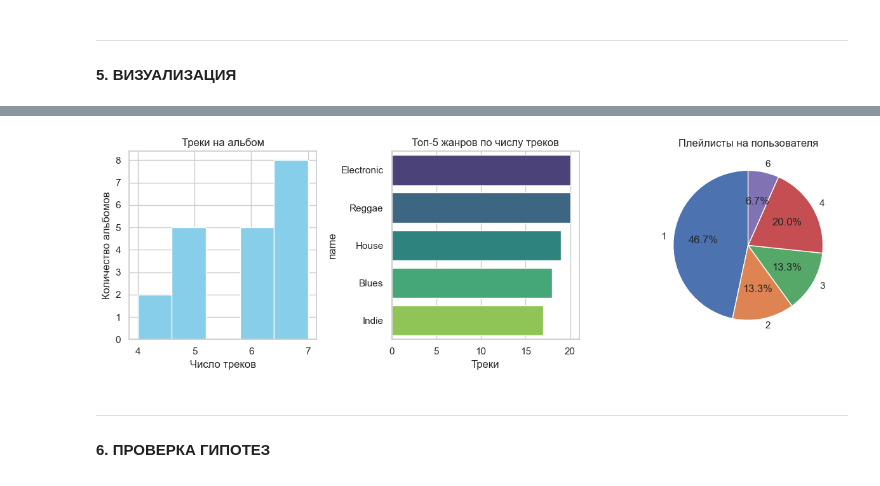
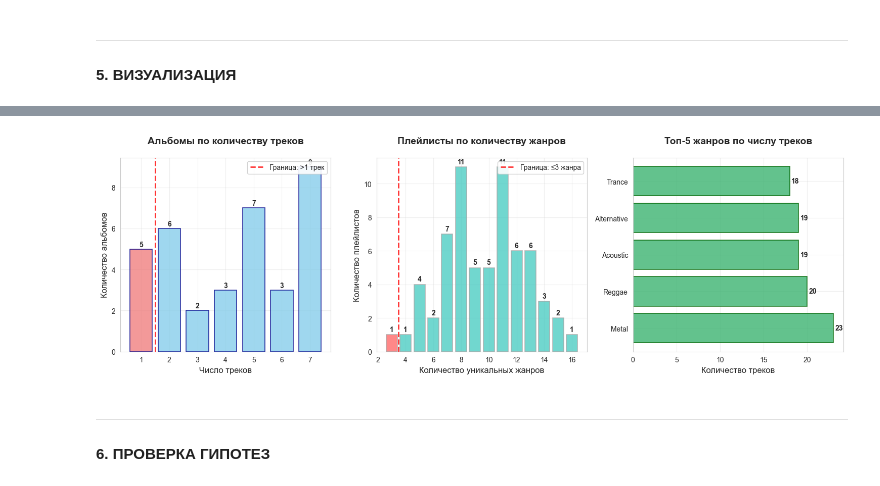
Before and after one commit to notjik/mipt-db-project, a Jupyter notebook: scripts/data_analysis.ipynb, the cells around one changed output, grey strips where cells are left out. Cells and saved outputs as stored; diff of their text form; code cells hidden in the pictures.

```diff
--- a/scripts/data_analysis.ipynb
+++ b/scripts/data_analysis.ipynb
@@ -220,6 +232,9 @@ playlists_df = pd.read_sql(
 users_df = pd.read_sql(
     "SELECT id AS user_id, username FROM mipt_project.users", con=engine
 )
+playlist_tracks_df = pd.read_sql(
+    "SELECT playlist_id, track_id FROM mipt_project.playlist_tracks", con=engine
+)
 
 tracks_per_album = (
     tracks_df.groupby('album_id')
@@ -235,41 +250,71 @@ tracks_per_genre = (
     .reset_index(name='track_count')
 )
 
-pl_per_user = (
-    playlists_df.groupby('user_id')
-    .size()
-    .reset_index(name='playlists_count')
-    .merge(users_df, on='user_id')
+playlist_genre_diversity = (
+    playlist_tracks_df
+    .merge(track_genres_df, on='track_id')
+    .groupby('playlist_id')
+    .agg({'genre_id': 'nunique', 'track_id': 'nunique'})
+    .reset_index()
+    .rename(columns={'genre_id': 'unique_genres_count', 'track_id': 'unique_tracks_count'})
 )
 # %% [markdown]
 ---
 #### 5. ВИЗУАЛИЗАЦИЯ
 # %%
-sns.set(style="whitegrid")
-plt.figure(figsize=(12, 4))
+sns.set_style("whitegrid")
+plt.figure(figsize=(15, 5))
 
-# Гистограмма треков на альбом
+# Столбчатая диаграмма: распределение альбомов по количеству треков
 plt.subplot(1, 3, 1)
-tracks_per_album['track_count'].hist(bins=5, color='skyblue')
-plt.title('Треки на альбом')
-plt.xlabel('Число треков')
-plt.ylabel('Количество альбомов')
+track_counts = tracks_per_album['track_count'].value_counts().sort_index()
+colors = ['lightcoral' if x == 1 else 'skyblue' for x in track_counts.index]
+bars1 = plt.bar(track_counts.index, track_counts.values, color=colors, alpha=0.8,
+                edgecolor='darkblue', linewidth=1.2)
+plt.title('Альбомы по количеству треков', fontsize=14, fontweight='bold', pad=20)
+plt.xlabel('Число треков', fontsize=12)
+plt.ylabel('Количество альбомов', fontsize=12)
+plt.axvline(x=1.5, color='red', linestyle='--', alpha=0.8, linewidth=2, label='Граница: >1 трек')
+plt.legend(loc='upper right', framealpha=0.9)
+plt.grid(True, alpha=0.3)
+for bar in bars1:
+    height = bar.get_height()
+    plt.text(bar.get_x() + bar.get_width()/2., height + 0.05,
+             f'{int(height)}', ha='center', va='bottom', fontweight='bold')
+
+# Столбчатая диаграмма: распределение плейлистов по количеству жанров
+plt.subplot(1, 3, 2)
+genre_counts = playlist_genre_diversity['unique_genres_count'].value_counts().sort_index()
+colors = ['#FF6B6B' if x <= 3 else '#4ECDC4' for x in genre_counts.index]
+bars2 = plt.bar(genre_counts.index, genre_counts.values, color=colors, alpha=0.8,
+                edgecolor='darkgray', linewidth=1.2)
+plt.title('Плейлисты по количеству жанров', fontsize=14, fontweight='bold', pad=20)
+plt.xlabel('Количество уникальных жанров', fontsize=12)
+plt.ylabel('Количество плейлистов', fontsize=12)
+plt.axvline(x=3.5, color='red', linestyle='--', alpha=0.8, linewidth=2, label='Граница: ≤3 жанра')
+plt.legend(loc='upper right', framealpha=0.9)
+plt.grid(True, alpha=0.3)
+for bar in bars2:
+    height = bar.get_height()
+    plt.text(bar.get_x() + bar.get_width()/2., height + 0.1,
+             f'{int(height)}', ha='center', va='bottom', fontweight='bold')
 
 # Столбчатая диаграмма топ-5 жанров
-plt.subplot(1, 3, 2)
+plt.subplot(1, 3, 3)
 top5 = tracks_per_genre.sort_values('track_count', ascending=False).head(5)
-sns.barplot(x='track_count', y='name', data=top5, palette='viridis')
-plt.title('Топ-5 жанров по числу треков')
-plt.xlabel('Треки')
-
-# Круговая диаграмма плейлистов на пользователя
-plt.subplot(1, 3, 3)
-cnts = pl_per_user['playlists_count'].value_counts().sort_index()
-plt.pie(cnts, labels=cnts.index.astype(str),
-        autopct='%1.1f%%', startangle=90)
-plt.title('Плейлисты на пользователя')
+bars3 = plt.barh(range(len(top5)), top5['track_count'], color='mediumseagreen', alpha=0.8,
+                 edgecolor='darkgreen', linewidth=1.2)
+plt.yticks(range(len(top5)), top5['name'])
+plt.title('Топ-5 жанров по числу треков', fontsize=14, fontweight='bold', pad=20)
+plt.xlabel('Количество треков', fontsize=12)
+plt.ylabel('')
+plt.grid(True, alpha=0.3)
+for i, bar in enumerate(bars3):
+    width = bar.get_width()
+    plt.text(width + 0.2, bar.get_y() + bar.get_height()/2,
+             f'{int(width)}', ha='left', va='center', fontweight='bold')
 
 plt.tight_layout()
-plt.savefig('analysis_plots.png')
+plt.savefig('analysis_plots.png', dpi=300, bbox_inches='tight')
 plt.show()
 # %% [output]
@@ -279,4 +321,4 @@ Passing `palette` without assigning `hue` is deprecated and will be removed in v
-[figure, old version]
+[figure, new version]
 # %% [markdown]
 ---
 #### 6. ПРОВЕРКА ГИПОТЕЗ
```
Also changed, not shown: parts of 4 cells of this notebook, 8 other files.
